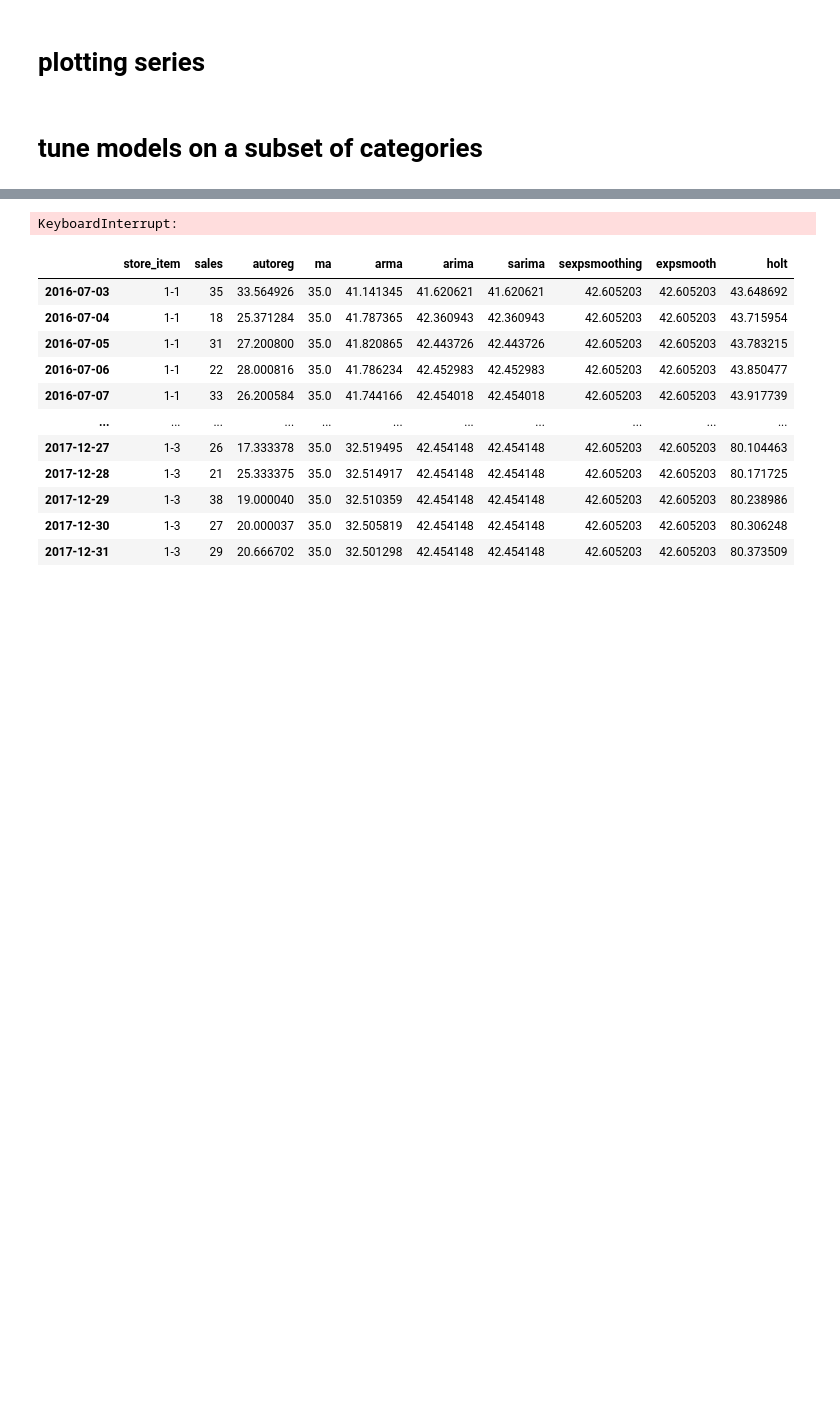
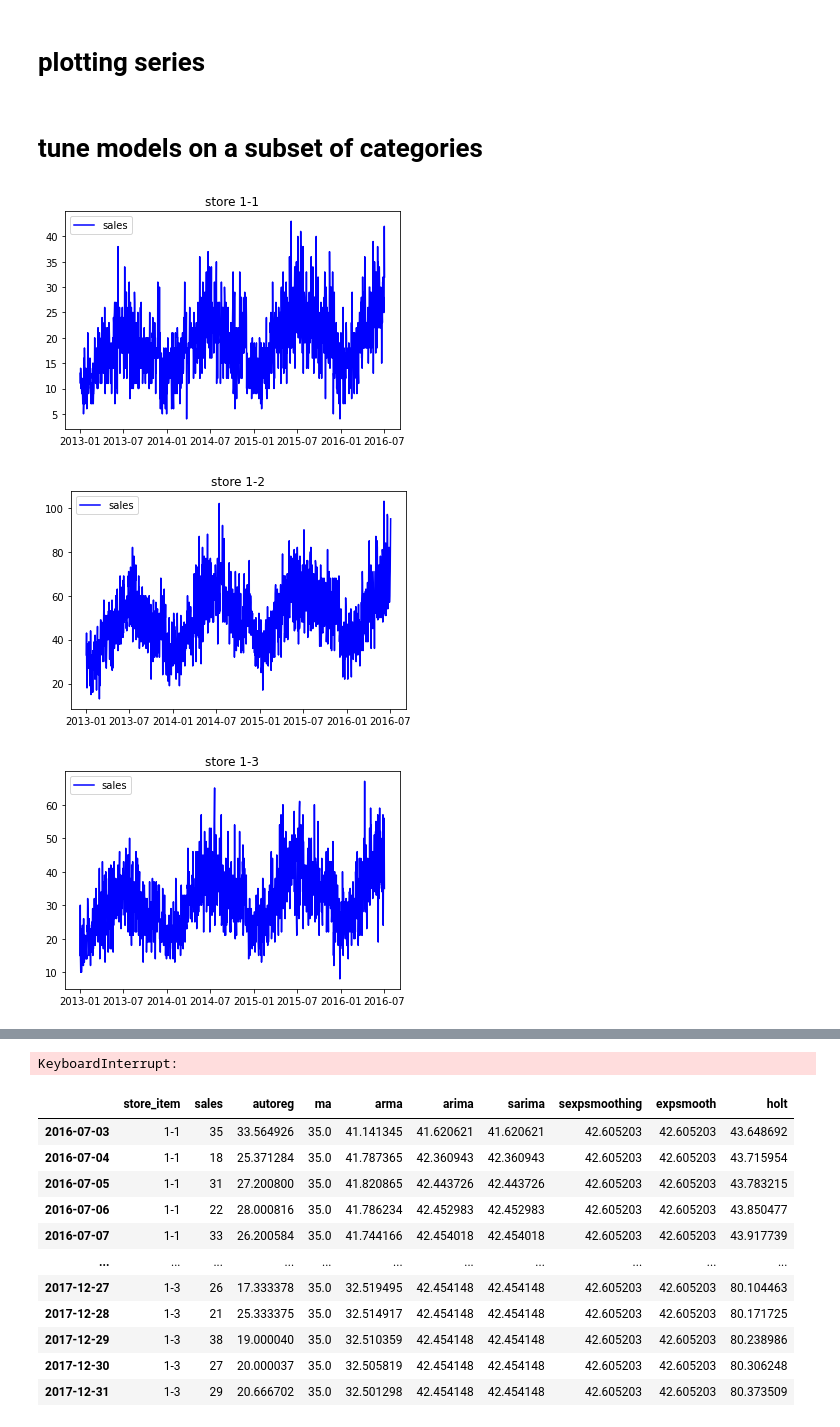
Before and after one commit to despresj/Data-Mining-Proj, a Jupyter notebook: notebooks/modeling.ipynb, the cells around one changed output, grey strips where cells are left out. Saved outputs shown, nothing was run; the diff lists cells and outputs as text; code cells hidden in the pictures; blank space fills up the shorter version.

Commit message:
tuning fcasting models

```diff
--- a/notebooks/modeling.ipynb
+++ b/notebooks/modeling.ipynb
@@ -9,7 +9,7 @@ from datetime import timedelta
 
 from warnings import filterwarnings
 filterwarnings('ignore')
-testing_models = False
+testing_models = True
 # TODO:
 # Add forecasting models that work
 # tune underperformers
@@ -99,6 +86,23 @@ if testing_models:
 else:
     from warnings import filterwarnings
     filterwarnings('ignore')
+# %%
+import matplotlib.pyplot as plt
+
+%matplotlib inline
+
+
+for store in train.store_item.unique():
+    temp = train[train.store_item == store]
+    plt.figure()
+    plt.plot(temp.sales, "-b", label = "sales")
+    plt.legend(loc="upper left")
+    plt.title(f"store {store}")
+    plt.show()
+# %% [output]
+[figure, added]
+[figure, added]
+[figure, added]
 # %%
 from statsmodels.tsa.ar_model import AutoReg
 # %%
```
Also changed, not shown: parts of 3 cells of this notebook.
